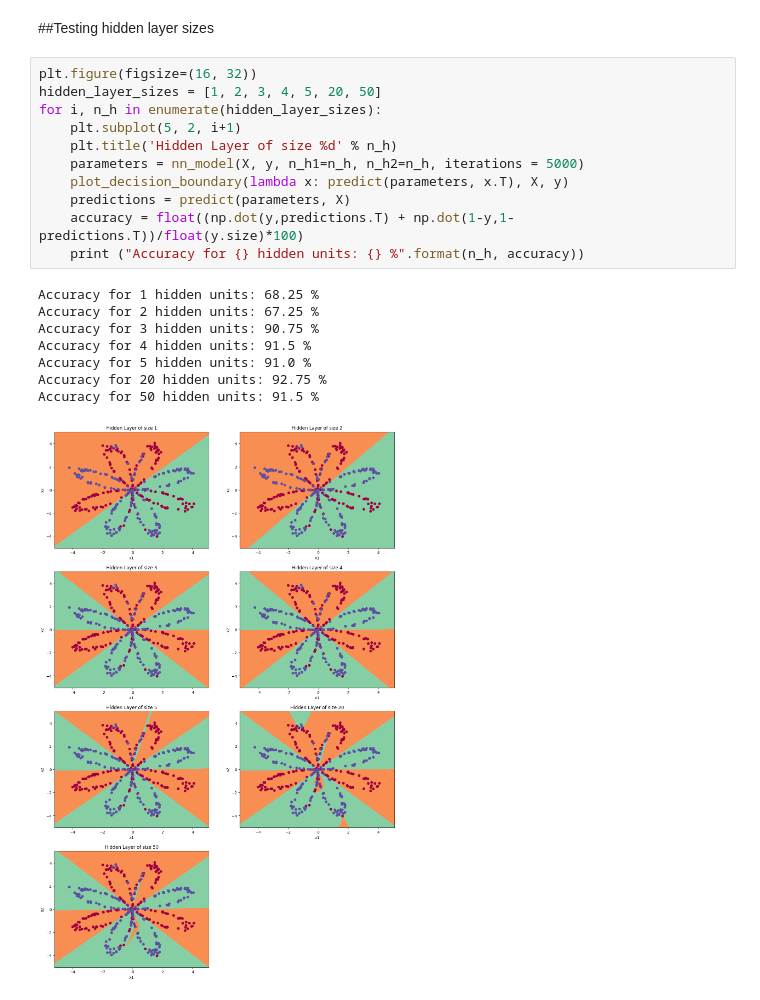
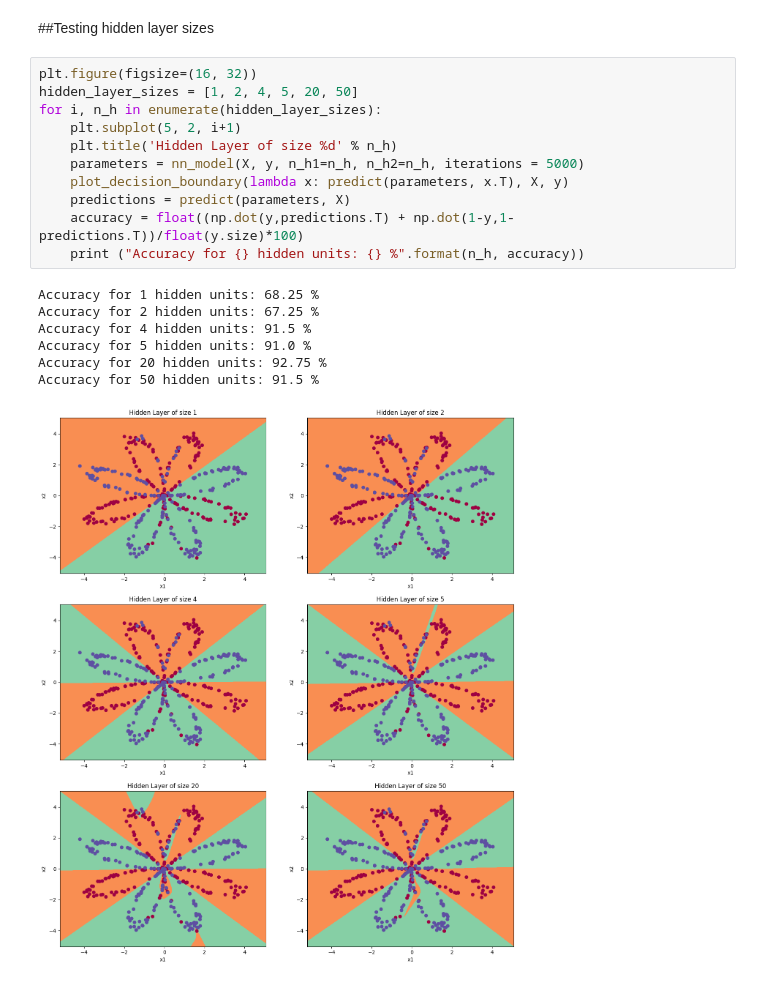
Before and after one commit to strcoder4007/Machine-Learning-Deep-Learning-Practice, a Jupyter notebook: Self_made_model.ipynb, the cells around one changed output. Drawn from its saved outputs; the diff is of its cells as text.

Commit message:
Tried but could figure out the bug, moving on...

```diff
--- a/Self_made_model.ipynb
+++ b/Self_made_model.ipynb
@@ -242,21 +247,20 @@ Accuracy: 92%
 ##Testing hidden layer sizes
 # %%
 plt.figure(figsize=(16, 32))
-hidden_layer_sizes = [1, 2, 3, 4, 5, 20, 50]
+hidden_layer_sizes = [1, 2, 4, 5, 20, 50]
 for i, n_h in enumerate(hidden_layer_sizes):
     plt.subplot(5, 2, i+1)
     plt.title('Hidden Layer of size %d' % n_h)
     parameters = nn_model(X, y, n_h1=n_h, n_h2=n_h, iterations = 5000)
     plot_decision_boundary(lambda x: predict(parameters, x.T), X, y)
     predictions = predict(parameters, X)
     accuracy = float((np.dot(y,predictions.T) + np.dot(1-y,1-predictions.T))/float(y.size)*100)
     print ("Accuracy for {} hidden units: {} %".format(n_h, accuracy))
 # %% [output]
 Accuracy for 1 hidden units: 68.25 %
 Accuracy for 2 hidden units: 67.25 %
-Accuracy for 3 hidden units: 90.75 %
 Accuracy for 4 hidden units: 91.5 %
 Accuracy for 5 hidden units: 91.0 %
 Accuracy for 20 hidden units: 92.75 %
 Accuracy for 50 hidden units: 91.5 %
-[figure, old version]
+[figure, new version]
```
Also changed, not shown: parts of 1 cell of this notebook, 2 other files.
